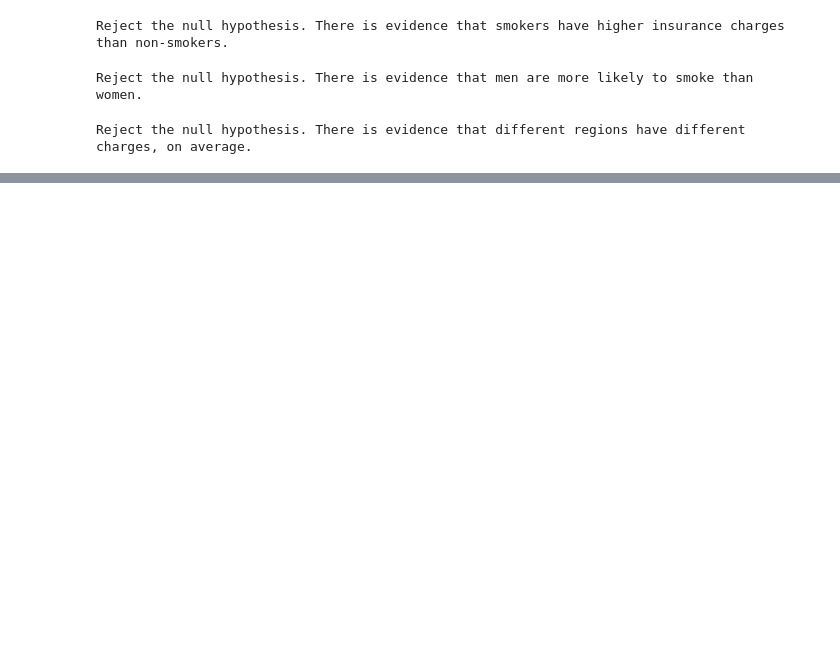
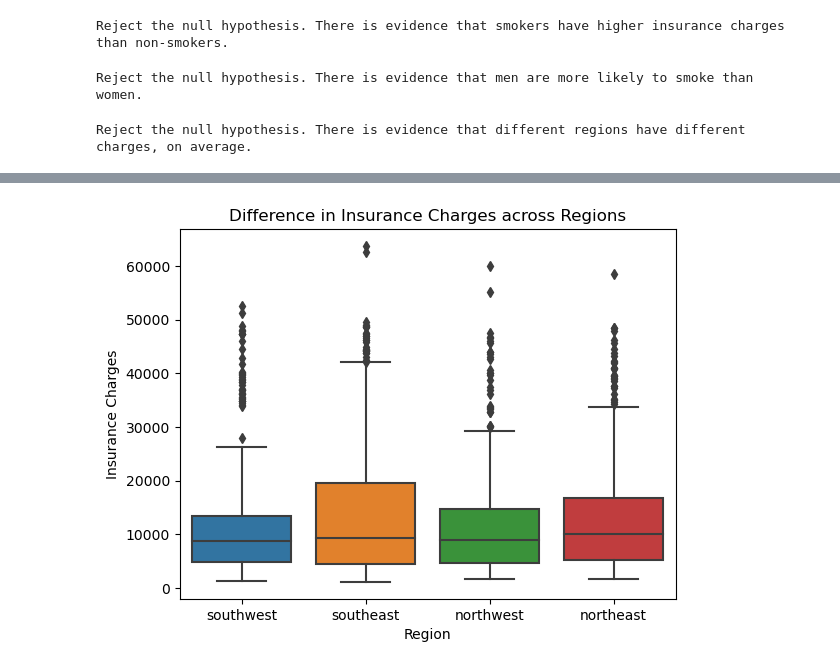
Before and after one commit to codemishka/codemishka-codingdojo-repo-6, a Jupyter notebook: Untitled.ipynb, the cells around one changed output, grey strips where cells are left out. Drawn from its saved outputs; the diff is of its cells as text; code cells hidden in the pictures; blank space fills up the shorter version.

```diff
--- a/Untitled.ipynb
+++ b/Untitled.ipynb
@@ -78,0 +149,11 @@ Reject the null hypothesis. There is evidence that different regions have differ
+# %%
+
+
+# Visualize the difference using a box plot
+sns.boxplot(x='region', y='charges', data=df)
+plt.xlabel('Region')
+plt.ylabel('Insurance Charges')
+plt.title('Difference in Insurance Charges across Regions')
+plt.show()
+# %% [output]
+[figure, added]
```
Also changed, not shown: parts of 9 cells of this notebook.
